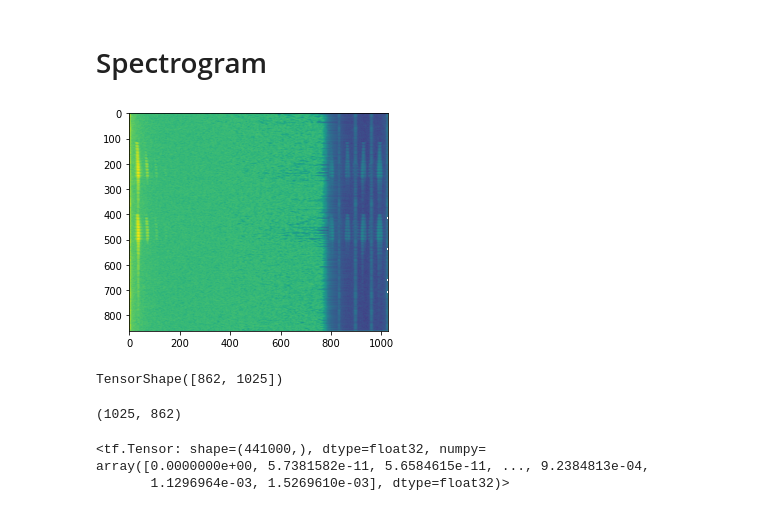
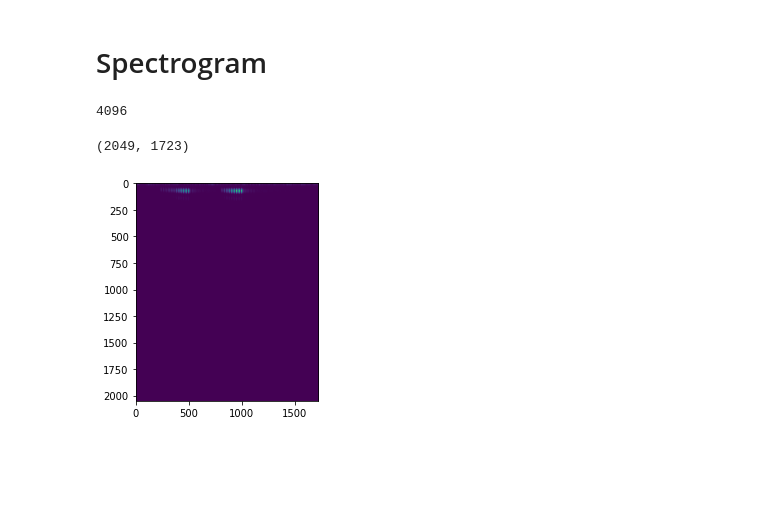
Before and after one commit to charlottesuaud/birds, a Jupyter notebook: notebooks/TF_io_audio.ipynb, the cells around one changed output. Saved outputs shown, nothing was run; the diff lists cells and outputs as text; code cells hidden in the pictures; blank space fills up the shorter version.

Commit message:
Notebook slice, shape and spectro

```diff
--- a/notebooks/TF_io_audio.ipynb
+++ b/notebooks/TF_io_audio.ipynb
@@ -154,45 +154,23 @@ Objective : Generate spectrogram
 Input : Audio tf.Tensor shape(x,)
 Ouput : Spectrogram tf.Tensor shape (x,y)
 '''
-
-def generate_spectrogram(audio,nfft=2048,window=512,stride=512):
+# On transpose pour avoir une shape similaire à celle de librosa en sortie
+def generate_spectrogram(audio,nfft=4096,window=256,stride=256):
     spectrogram = tfio.audio.spectrogram(
         audio,
         nfft=nfft,
         window=window,
         stride=stride)
-    return tf.transpose(spectrogram,[0,1])
+    return tf.transpose(spectrogram, perm=[1, 0])
-# %%
-'''
-Objective : Generate spectrogram
-Input : Audio tf.Tensor shape(x,)
-Ouput : Spectrogram tf.Tensor shape (x,y)
-'''
-
-def generate_spectrogram(audio,nfft=2048,window=512,stride=512):
-    spectrogram = tfio.audio.spectrogram(
-        audio,
-        nfft=nfft,
-        window=window,
-        stride=stride)
-    return tf.reverse(spectrogram,axis=0)
+# %%
+2**12
+# %% [output]
+4096
 # %%
 # Convert to spectrogram
 spectrogram = generate_spectrogram(reduced_split)
-plt.imshow(tf.math.log(spectrogram).numpy());
+print(spectrogram.shape)
+plt.imshow((spectrogram).numpy());
 # %% [output]
+(2049, 1723)
-[figure, old version]
+[figure, new version]
-# %%
-spectrogram.shape
-# %% [output]
-TensorShape([862, 1025])
-# %%
-spectro.shape
-# %% [output]
-(1025, 862)
-# %%
-reduced_split
-# %% [output]
-<tf.Tensor: shape=(441000,), dtype=float32, numpy=
-array([0.0000000e+00, 5.7381582e-11, 5.6584615e-11, ..., 9.2384813e-04,
-       1.1296964e-03, 1.5269610e-03], dtype=float32)>
```
Also changed, not shown: parts of 7 cells of this notebook.
